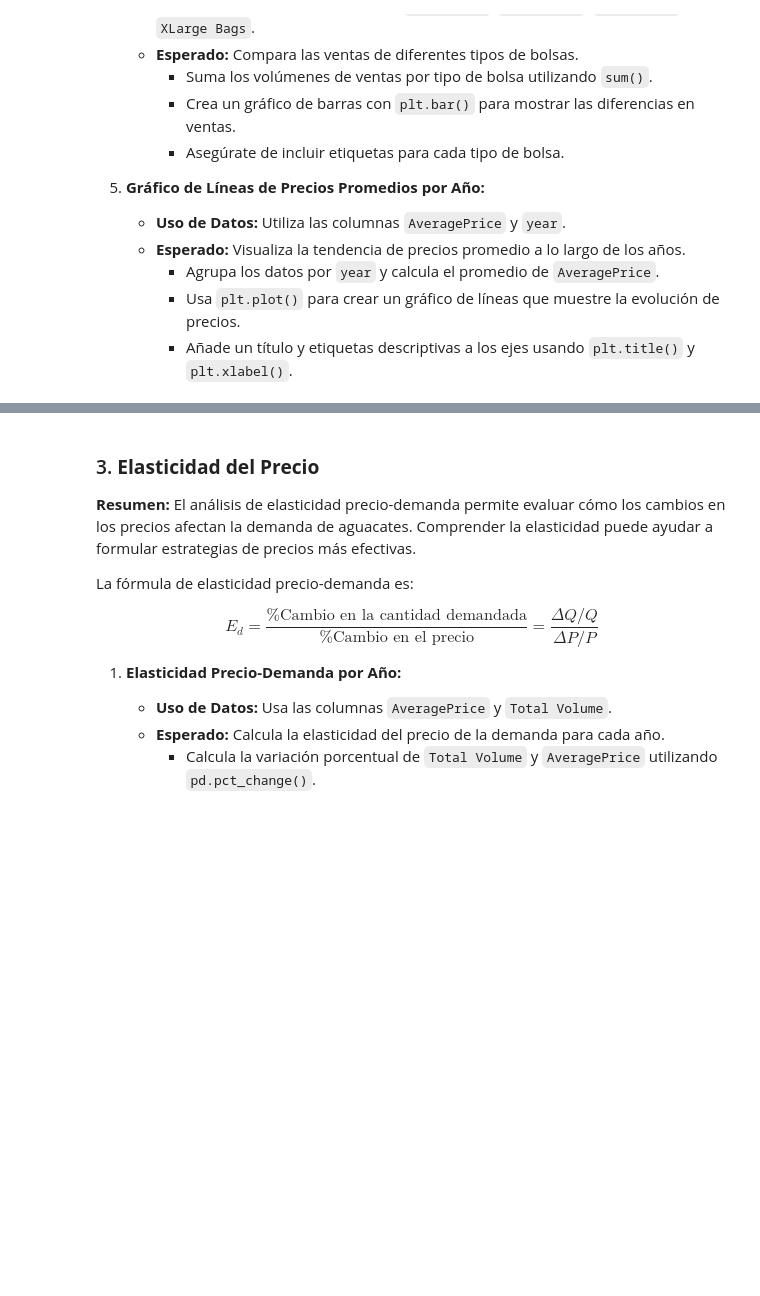
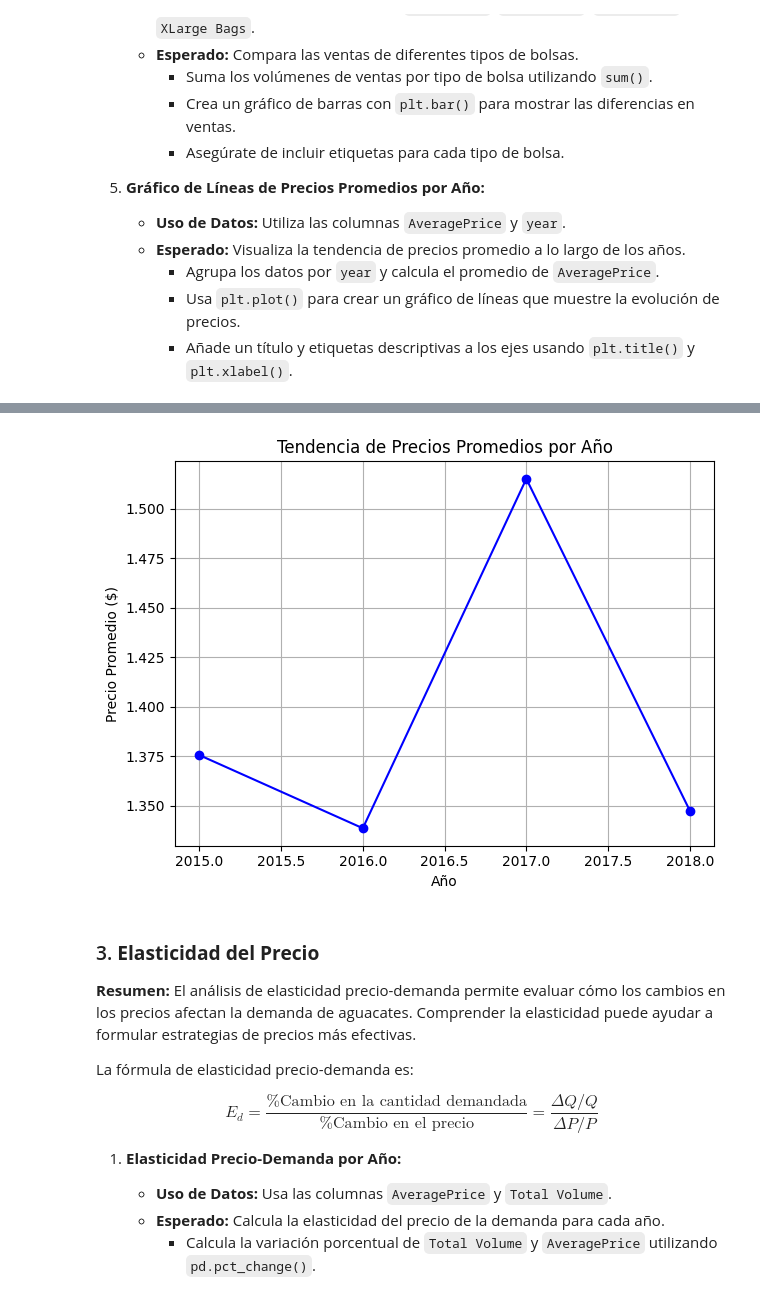
Before and after one commit to ChrisAnori/Avocado, a Jupyter notebook: proyecto.ipynb, the cells around one changed output, grey strips where cells are left out. Drawn from its saved outputs; the diff is of its cells as text; code cells hidden in the pictures; blank space fills up the shorter version.

```diff
--- a/proyecto.ipynb
+++ b/proyecto.ipynb
@@ -91,2 +131,5 @@ df = pd.read_csv('C:\\Users\\clarg\\Desktop\\Curso UOC\\avocado.csv')
+# %%
+# Filtrar las filas con fechas inválidas (en caso de haber)
+data_avo = data_avo.dropna(subset=['Date'])
 # %%
 # Visualizamos que los datos cargados aparezcan correctamente
@@ -109,9 +152,9 @@ df.tail()
 | 18248 | 11 | 2018-01-07 | 1.62 | 17489.58 | 2894.77 | 2356.13 | 224.53 | 12014.15 | 11988.14 | ... |
 # %%
 # Comprobar que la columna "Date" tiene el formato fecha
-df['Date'] = pd.to_datetime(df['Date'])
+data_avo['Date'] = pd.to_datetime(data_avo['Date'])
 
-df.info()
+data_avo.info()
 # %% [output]
 <class 'pandas.core.frame.DataFrame'>
 RangeIndex: 18249 entries, 0 to 18248
@@ -251,3 +323,21 @@ Para entender por qué los precios pueden subir o bajar, es importante considera
+# %%
+# Agrupar por año y calcular el precio promedio
+average_prices = data_avo.groupby('year')['AveragePrice'].mean().reset_index()
+# %%
+# Crear el gráfico de líneas
+plt.plot(average_prices['year'], average_prices['AveragePrice'], marker='o', color='b', linestyle='-')
+
+# Añadir título y etiquetas
+plt.title('Tendencia de Precios Promedios por Año')
+plt.xlabel('Año')
+plt.ylabel('Precio Promedio ($)')
+plt.grid()  # Añadir una cuadrícula para mayor claridad
+
+# Mostrar el gráfico
+plt.tight_layout()
+plt.show()
+# %% [output]
+[figure, added]
 # %% [markdown]
 ### 3. **Elasticidad del Precio**
 **Resumen:** El análisis de elasticidad precio-demanda permite evaluar cómo los cambios en los precios afectan la demanda de aguacates. Comprender la elasticidad puede ayudar a formular estrategias de precios más efectivas.
```
Also changed, not shown: parts of 25 cells of this notebook.
